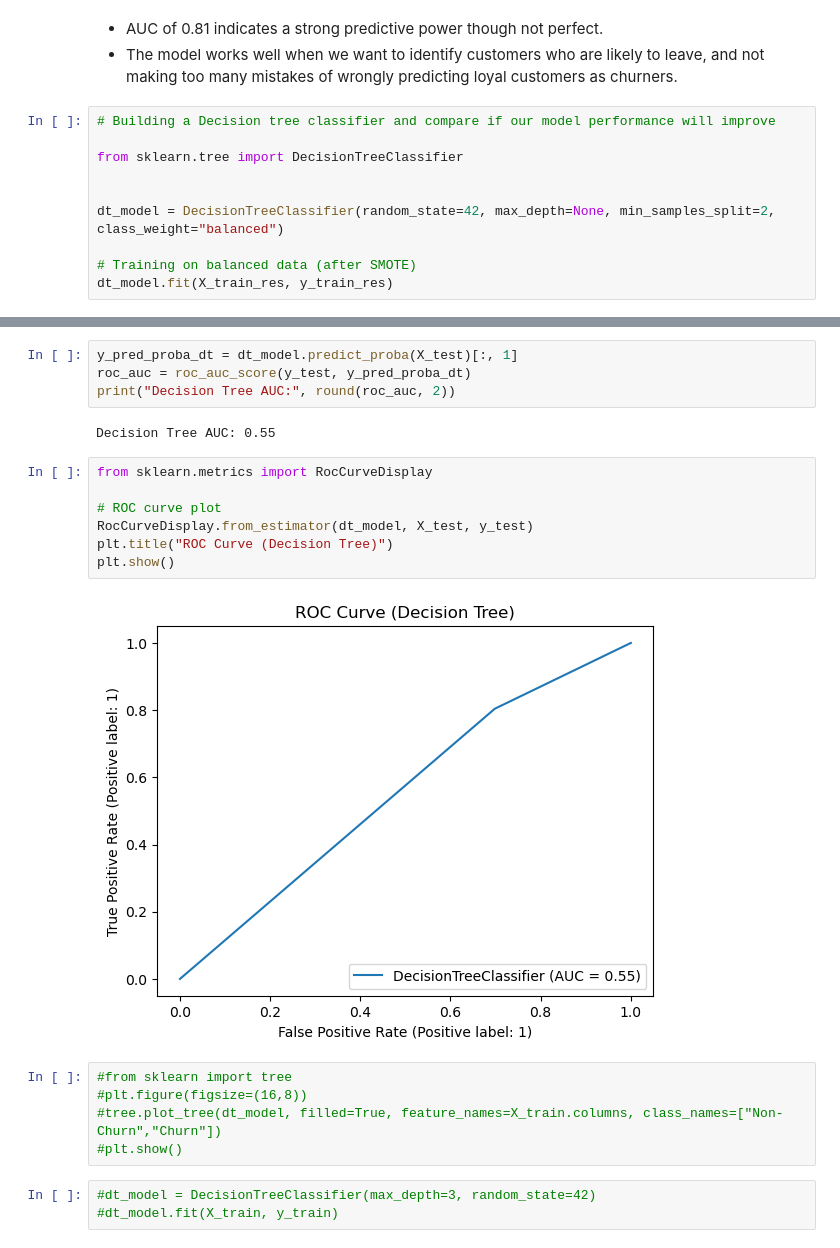
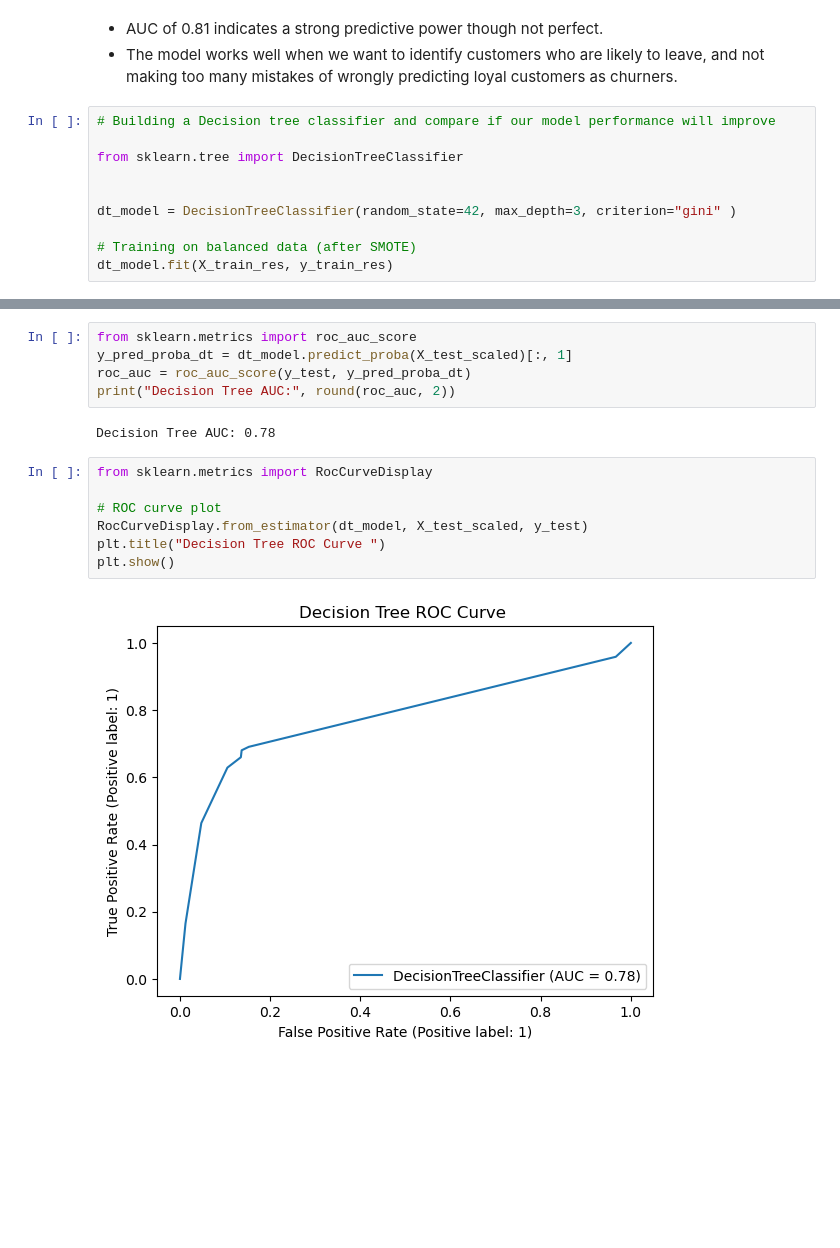
Before and after one commit to Jesse-ngugi99/GROUP_8_PHASE_THREE, a Jupyter notebook: index.ipynb, the cells around one changed output, grey strips where cells are left out. Cells and saved outputs as stored; diff of their text form; blank space fills up the shorter version.

```diff
--- a/index.ipynb
+++ b/index.ipynb
@@ -440,7 +459,7 @@ wrongly predicting loyal customers as churners.
 from sklearn.tree import DecisionTreeClassifier
 
 
-dt_model = DecisionTreeClassifier(random_state=42, max_depth=None, min_samples_split=2,  class_weight="balanced")
+dt_model = DecisionTreeClassifier(random_state=42, max_depth=3, criterion="gini" )
 
 # Training on balanced data (after SMOTE)
 dt_model.fit(X_train_res, y_train_res)
@@ -485,23 +504,16 @@ Accuracy is :76.16191904047976
 # %%
-y_pred_proba_dt = dt_model.predict_proba(X_test)[:, 1]
+from sklearn.metrics import roc_auc_score
+y_pred_proba_dt = dt_model.predict_proba(X_test_scaled)[:, 1]
 roc_auc = roc_auc_score(y_test, y_pred_proba_dt)
 print("Decision Tree AUC:", round(roc_auc, 2))
 # %% [output]
-Decision Tree AUC: 0.55
+Decision Tree AUC: 0.78
 # %%
 from sklearn.metrics import RocCurveDisplay
 
 # ROC curve plot
-RocCurveDisplay.from_estimator(dt_model, X_test, y_test)
-plt.title("ROC Curve (Decision Tree)")
+RocCurveDisplay.from_estimator(dt_model, X_test_scaled, y_test)
+plt.title("Decision Tree ROC Curve ")
 plt.show()
 # %% [output]
-[figure, old version]
+[figure, new version]
-# %%
-#from sklearn import tree
-#plt.figure(figsize=(16,8))
-#tree.plot_tree(dt_model, filled=True, feature_names=X_train.columns, class_names=["Non-Churn","Churn"])
-#plt.show()
-# %%
-#dt_model = DecisionTreeClassifier(max_depth=3, random_state=42)
-#dt_model.fit(X_train, y_train)
```
Also changed, not shown: parts of 17 cells of this notebook.
